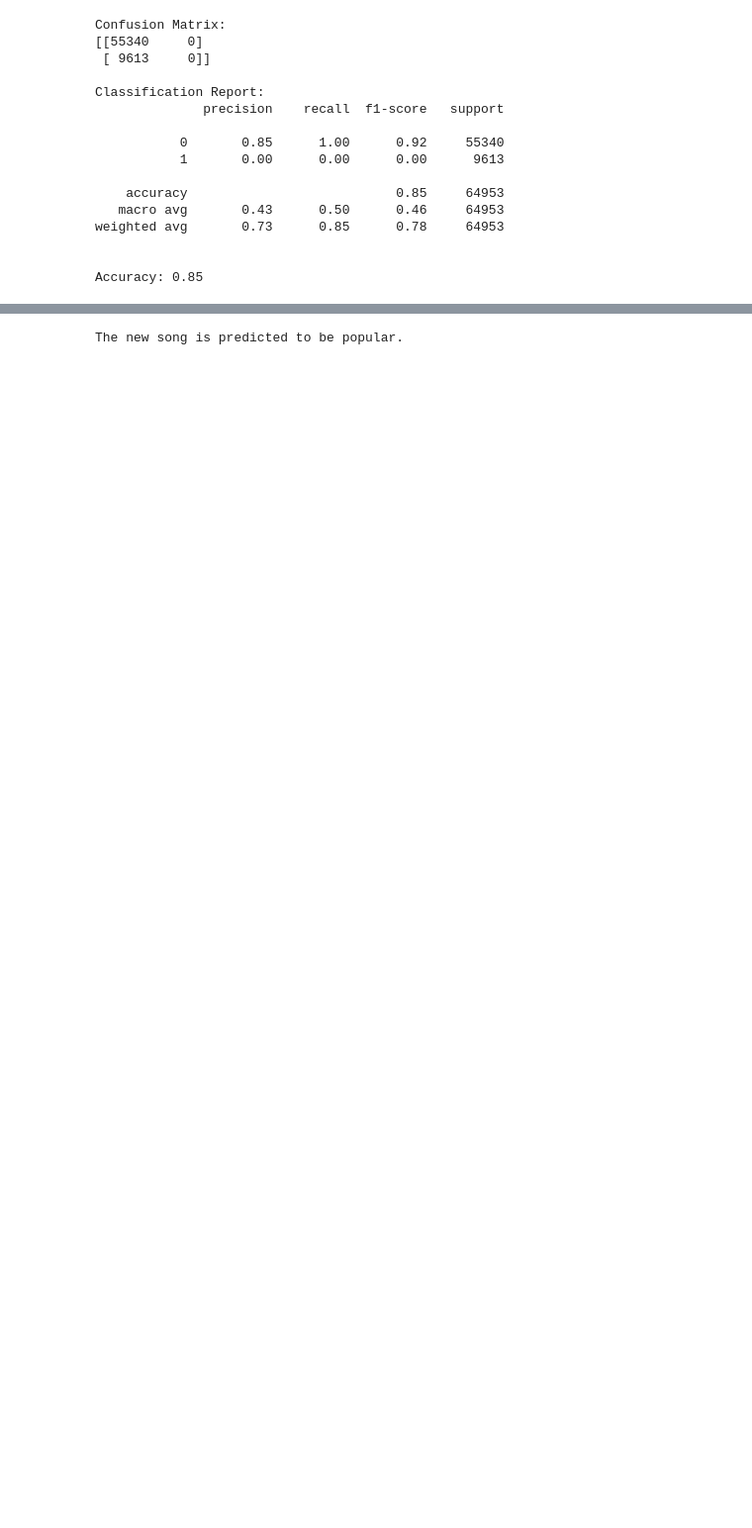
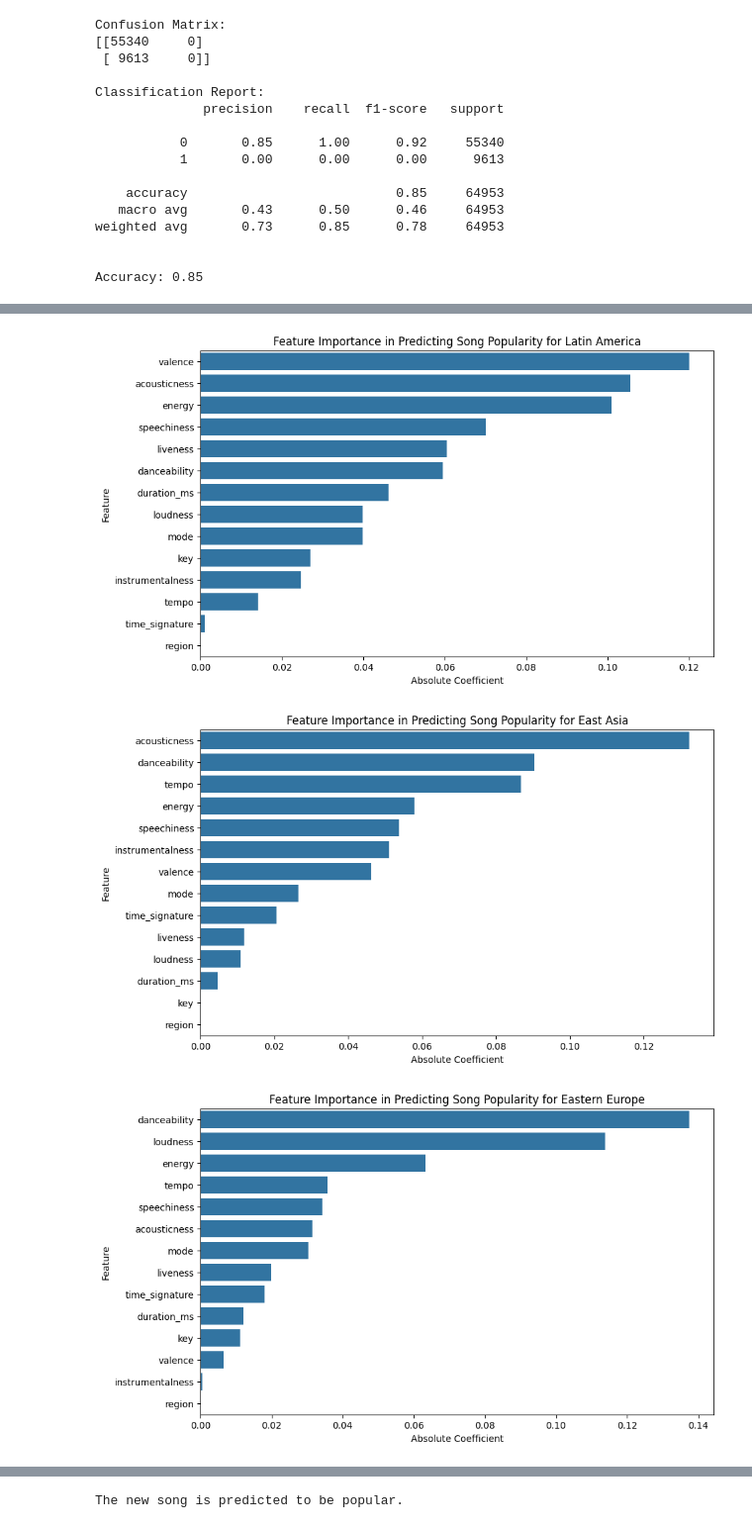
Before and after one commit to noemichem/Data-mining-project, a Jupyter notebook: notebooks_final/Algorithms/regression.ipynb, the cells around one changed output, grey strips where cells are left out. Shown: that part at 99% size. Drawn from its saved outputs; the diff is of its cells as text; code cells hidden in the pictures; blank space fills up the shorter version.

```diff
--- a/notebooks_final/Algorithms/regression.ipynb
+++ b/notebooks_final/Algorithms/regression.ipynb
@@ -164,0 +222,56 @@ plt.show()
+# %%
+# Create a dictionary to map region codes to region names
+region_names = {
+    0: 'Africa',
+    1: 'East Asia',
+    2: 'Eastern Europe',
+    3: 'Latin America',
+    4: 'Middle East',
+    5: 'North America',
+    6: 'Northern Europe',
+    7: 'Oceania',
+    8: 'South Asia',
+    9: 'Southern Europe',
+    10: 'Western Europe'
+}
+
+# Get the unique regions from your dataset
+regions = data['region'].unique()
+# %%
+#feature importance for each region seperately
+for region in regions:
+    region_data = data[data['region'] == region]
+
+    X_region = region_data.drop(['popular'], axis=1)
+    y_region = region_data['popular']
+
+    # Scale the features
+    scaler = StandardScaler()
+    X_region_scaled = scaler.fit_transform(X_region)
+
+    # Train the logistic regression model with scaled data
+    model = LogisticRegression(max_iter=2000, class_weight='balanced')
+    model.fit(X_region_scaled, y_region)
+
+    # Get the coefficients
+    coefficients = model.coef_[0]
+
+    # Create a DataFrame for feature importance
+    feature_importance = pd.DataFrame({
+        'Feature': X_region.columns,
+        'Coefficient': coefficients
+    })
+
+    # Sort by absolute value of coefficients
+    feature_importance['Absolute Coefficient'] = feature_importance['Coefficient'].abs()
+    feature_importance = feature_importance.sort_values(by='Absolute Coefficient', ascending=False)
+
+    # Plot feature importance
+    plt.figure(figsize=(10, 6))
+    sns.barplot(x='Absolute Coefficient', y='Feature', data=feature_importance)
+    plt.title(f'Feature Importance in Predicting Song Popularity for {region_names[region]}')
+    plt.show()
+# %% [output]
+[figure, added]
+[figure, added]
+[figure, added]
```
Also changed, not shown: parts of 15 cells of this notebook, 4 other files.
